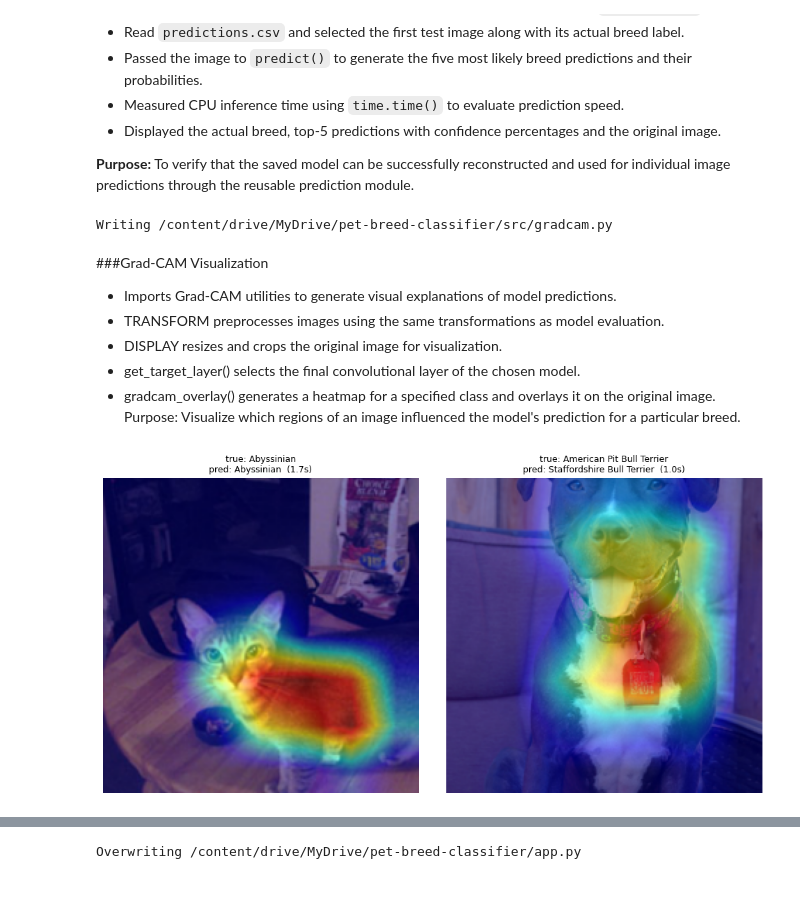
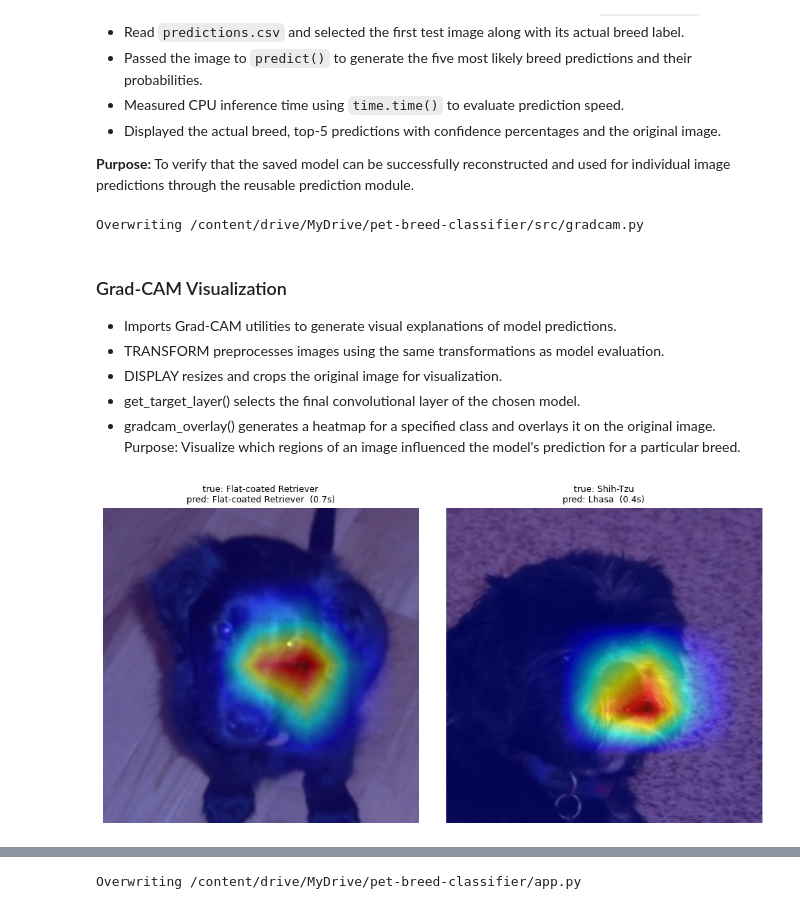
Before and after one commit to piihutanoch/pet-breed-classifier, a Jupyter notebook: notebooks/05_app_dev.ipynb, the cells around one changed output, grey strips where cells are left out. Saved outputs shown, nothing was run; the diff lists cells and outputs as text; code cells hidden in the pictures.

```diff
--- a/notebooks/05_app_dev.ipynb
+++ b/notebooks/05_app_dev.ipynb
@@ -14,7 +14,7 @@ import pandas as pd
 import matplotlib.pyplot as plt
 
 project_dir = Path("/content/drive/MyDrive/pet-breed-classifier")
-artifacts_dir = project_dir / "artifacts"
+artifacts_dir = project_dir / "artifacts_v2"    # v2 artifacts (v1 is kept in artifacts/)
 data_dir = Path("/content/data")
 data_dir.mkdir(parents=True, exist_ok=True)
 sys.path.append(str(project_dir))
@@ -22,7 +22,10 @@ sys.path.append(str(project_dir))
 seed = 42
 device = "cpu"
 
-with open(artifacts_dir / "splits.json") as f:
-    splits = json.load(f)
-val_idx = splits["val"]
+# Load the v2 dataset manifest (one row per photo, with its split)
+manifest = pd.read_csv(artifacts_dir / "manifest.csv")
+
+# Location of each image source (Oxford / Stanford / Indie)
+with open(artifacts_dir / "roots.json") as f:
+    ROOTS = json.load(f)
 # %% [output]
@@ -140,7 +160,7 @@ from src.model import build_model
 
 
 # Locate the artifacts directory relative to this file
-DEFAULT_ARTIFACTS = Path(__file__).resolve().parent.parent / "artifacts"
+DEFAULT_ARTIFACTS = Path(__file__).resolve().parent.parent / "artifacts_v2"
 
 # Initialise the evaluation transformations once for reuse
 TRANSFORM = get_eval_transform()
@@ -241,7 +260,7 @@ sample = pred_df.iloc[0]
 
 # Open the original test image
 img = Image.open(
-    data_dir / "oxford-iiit-pet" / "images" / sample["filename"]
+    Path(ROOTS[sample["source"]]) / sample["path"]
 )
 
 # Measure the time taken to generate predictions
@@ -340,9 +358,9 @@ def gradcam_overlay(model, name, image, class_idx, device="cpu"):
     # Overlay heatmap on the original image
     return show_cam_on_image(rgb, heatmap, use_rgb=True)
 # %% [output]
-Writing /content/drive/MyDrive/pet-breed-classifier/src/gradcam.py
+Overwriting /content/drive/MyDrive/pet-breed-classifier/src/gradcam.py
 # %% [markdown]
-###Grad-CAM Visualization
+### Grad-CAM Visualization
 - Imports Grad-CAM utilities to generate visual explanations of model predictions.
 - TRANSFORM preprocesses images using the same transformations as model evaluation.
 - DISPLAY resizes and crops the original image for visualization.
@@ -359,45 +377,48 @@ from src.gradcam import gradcam_overlay
 # Select one correctly classified image
 right = pred_df[pred_df["correct"]].iloc[0]
 
-# Select an image where an American Pit Bull Terrier was predicted as a Staffordshire Bull Terrier
+# Select an image from the most confused breed pair (Shih-Tzu → Lhasa in v2)
+pairs = pd.read_csv(artifacts_dir / "confused_pairs.csv")
+top_pair = pairs.iloc[0]
+
 wrong = pred_df[
-    (pred_df["true_breed"] == "American Pit Bull Terrier") &
-    (pred_df["pred_breed"] == "Staffordshire Bull Terrier")
+    (pred_df["true_breed"] == top_pair["true"]) &
+    (pred_df["pred_breed"] == top_pair["predicted"])
 ].iloc[0]
 
 # Create a figure with two side-by-side visualizations
 fig, axes = plt.subplots(1, 2, figsize=(10, 5))
 
 # Generate Grad-CAM overlays for both images
 for ax, row in zip(axes, [right, wrong]):
 
     # Load original image
     img = Image.open(
-        data_dir / "oxford-iiit-pet" / "images" / row["filename"]
+        Path(ROOTS[row["source"]]) / row["path"]
     )
 
     # Get the class index of the model's predicted breed
     pred_idx = classes.index(row["pred_breed"])
 
     # Measure Grad-CAM generation time
     start = time.time()
     overlay = gradcam_overlay(model, model_name, img, pred_idx)
 
     # Display heatmap overlay and prediction details
     ax.imshow(overlay)
     ax.set_title(
         f"true: {row['true_breed']}\n"
         f"pred: {row['pred_breed']}  ({time.time()-start:.1f}s)",
         fontsize=9
     )
 
     ax.axis("off")
 
 # Adjust spacing and display both images
 plt.tight_layout()
 plt.show()
 # %% [output]
-[figure, old version]
+[figure, new version]
 # %% [markdown]
 ### Grad-CAM Visualization: Correct vs Incorrect Predictions
 
```
Also changed, not shown: parts of 19 cells of this notebook.
